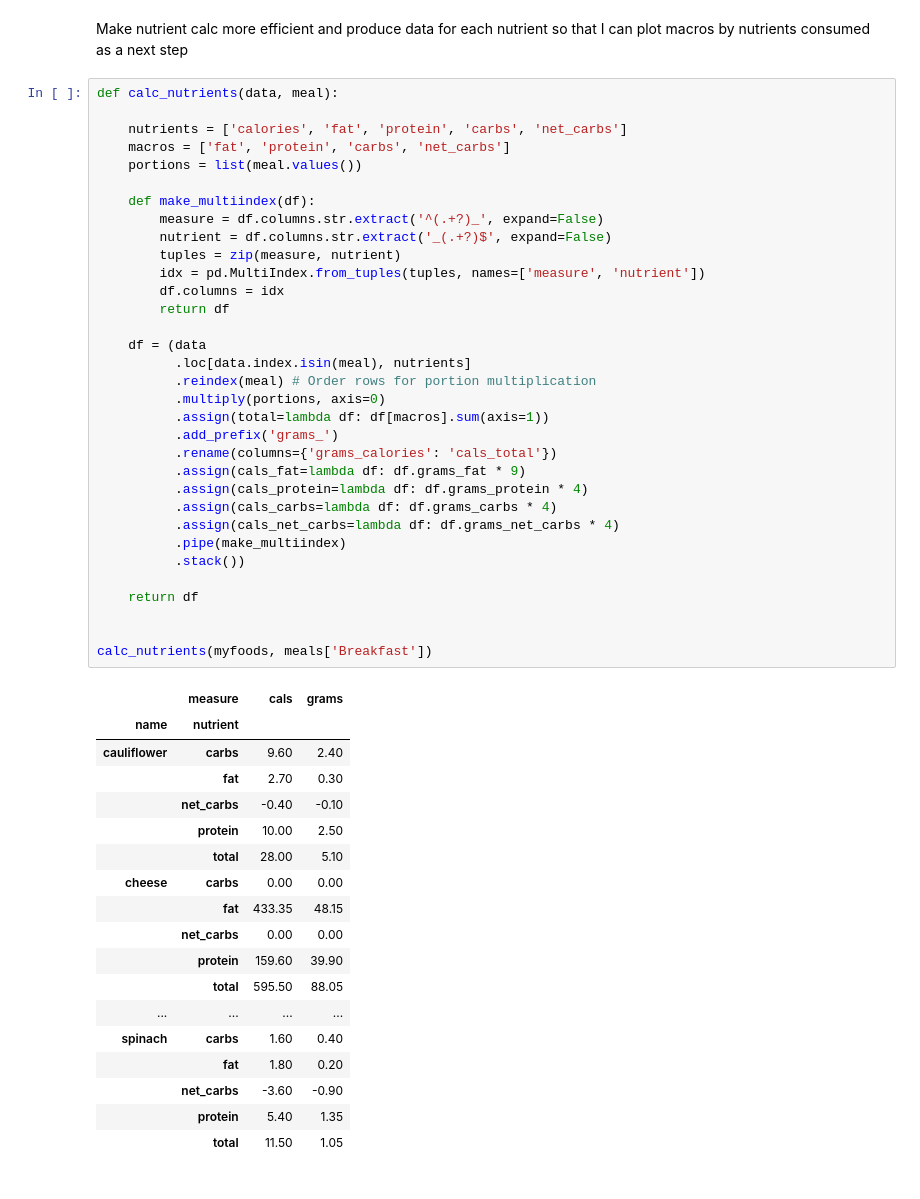
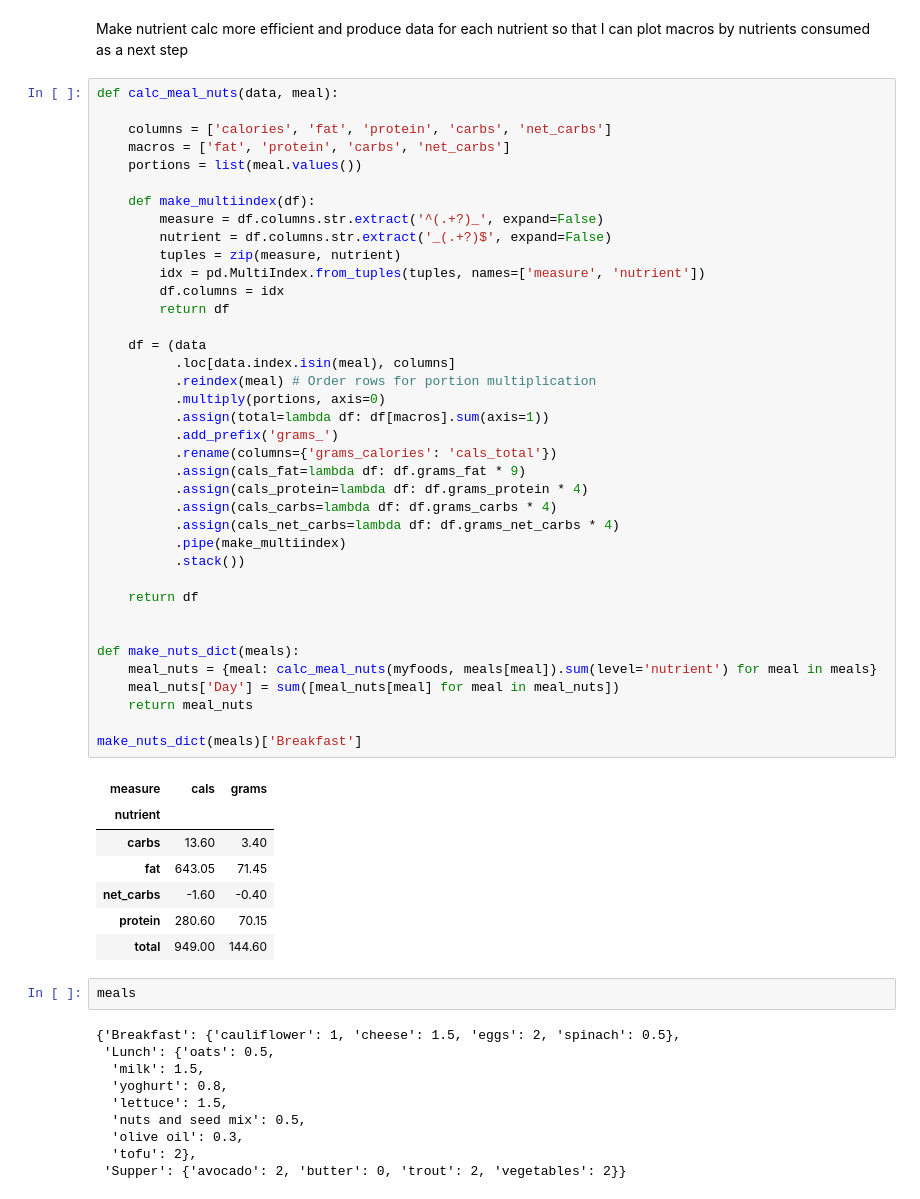
Before and after one commit to fabiangunzinger/learning, a Jupyter notebook: food-data/foods.ipynb, the cells around one changed output. Drawn from its saved outputs; the diff is of its cells as text.

```diff
--- a/food-data/foods.ipynb
+++ b/food-data/foods.ipynb
@@ -184,54 +189,60 @@ make_dashboard(meal_nuts)
 # %% [markdown]
 Make nutrient calc more efficient and produce data for each nutrient so that I can plot macros by nutrients consumed as a next step
 # %%
-def calc_nutrients(data, meal):
+def calc_meal_nuts(data, meal):
 
-    nutrients = ['calories', 'fat', 'protein', 'carbs', 'net_carbs']
+    columns = ['calories', 'fat', 'protein', 'carbs', 'net_carbs']
     macros = ['fat', 'protein', 'carbs', 'net_carbs']
     portions = list(meal.values())
 
     def make_multiindex(df):
         measure = df.columns.str.extract('^(.+?)_', expand=False)
         nutrient = df.columns.str.extract('_(.+?)$', expand=False)
         tuples = zip(measure, nutrient)
         idx = pd.MultiIndex.from_tuples(tuples, names=['measure', 'nutrient'])
         df.columns = idx
         return df
 
     df = (data
-          .loc[data.index.isin(meal), nutrients]
+          .loc[data.index.isin(meal), columns]
           .reindex(meal) # Order rows for portion multiplication
           .multiply(portions, axis=0)
           .assign(total=lambda df: df[macros].sum(axis=1))
           .add_prefix('grams_')
           .rename(columns={'grams_calories': 'cals_total'})
           .assign(cals_fat=lambda df: df.grams_fat * 9)
           .assign(cals_protein=lambda df: df.grams_protein * 4)
           .assign(cals_carbs=lambda df: df.grams_carbs * 4)
           .assign(cals_net_carbs=lambda df: df.grams_net_carbs * 4)
           .pipe(make_multiindex)
           .stack())
 
     return df
 
 
-calc_nutrients(myfoods, meals['Breakfast'])
+def make_nuts_dict(meals):
+    meal_nuts = {meal: calc_meal_nuts(myfoods, meals[meal]).sum(level='nutrient') for meal in meals}
+    meal_nuts['Day'] = sum([meal_nuts[meal] for meal in meal_nuts])
+    return meal_nuts
+
+make_nuts_dict(meals)['Breakfast']
 # %% [output]
-|  | measure | cals | grams |
-| name | nutrient |  |  |
-| cauliflower | carbs | 9.60 | 2.40 |
-|  | fat | 2.70 | 0.30 |
-|  | net_carbs | -0.40 | -0.10 |
-|  | protein | 10.00 | 2.50 |
-|  | total | 28.00 | 5.10 |
-| cheese | carbs | 0.00 | 0.00 |
-|  | fat | 433.35 | 48.15 |
-|  | net_carbs | 0.00 | 0.00 |
-|  | protein | 159.60 | 39.90 |
-|  | total | 595.50 | 88.05 |
-| ... | ... | ... | ... |
-| spinach | carbs | 1.60 | 0.40 |
-|  | fat | 1.80 | 0.20 |
-|  | net_carbs | -3.60 | -0.90 |
-|  | protein | 5.40 | 1.35 |
-|  | total | 11.50 | 1.05 |
+| measure | cals | grams |
+| nutrient |  |  |
+| carbs | 13.60 | 3.40 |
+| fat | 643.05 | 71.45 |
+| net_carbs | -1.60 | -0.40 |
+| protein | 280.60 | 70.15 |
+| total | 949.00 | 144.60 |
+# %%
+meals
+# %% [output]
+{'Breakfast': {'cauliflower': 1, 'cheese': 1.5, 'eggs': 2, 'spinach': 0.5},
+ 'Lunch': {'oats': 0.5,
+  'milk': 1.5,
+  'yoghurt': 0.8,
+  'lettuce': 1.5,
+  'nuts and seed mix': 0.5,
+  'olive oil': 0.3,
+  'tofu': 2},
+ 'Supper': {'avocado': 2, 'butter': 0, 'trout': 2, 'vegetables': 2}}
```
Also changed, not shown: parts of 1 cell of this notebook.
